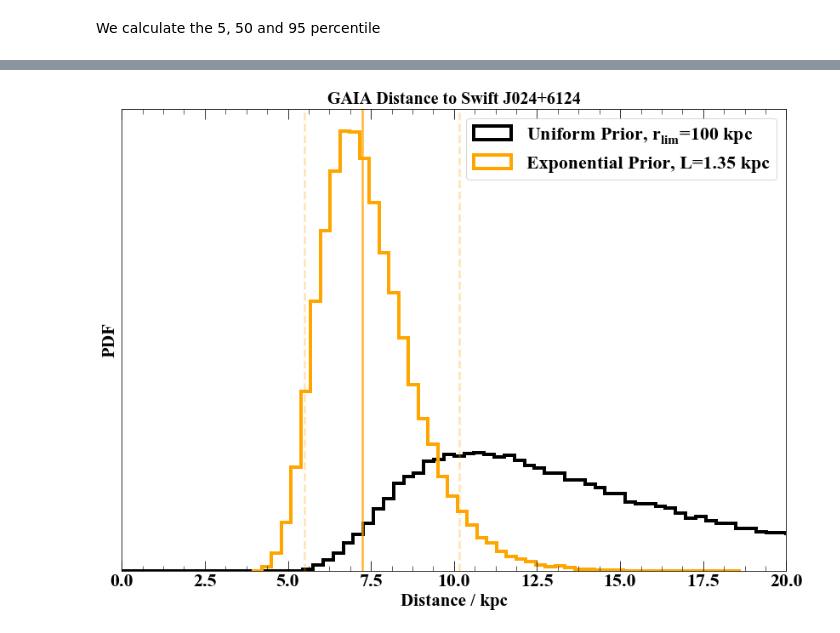
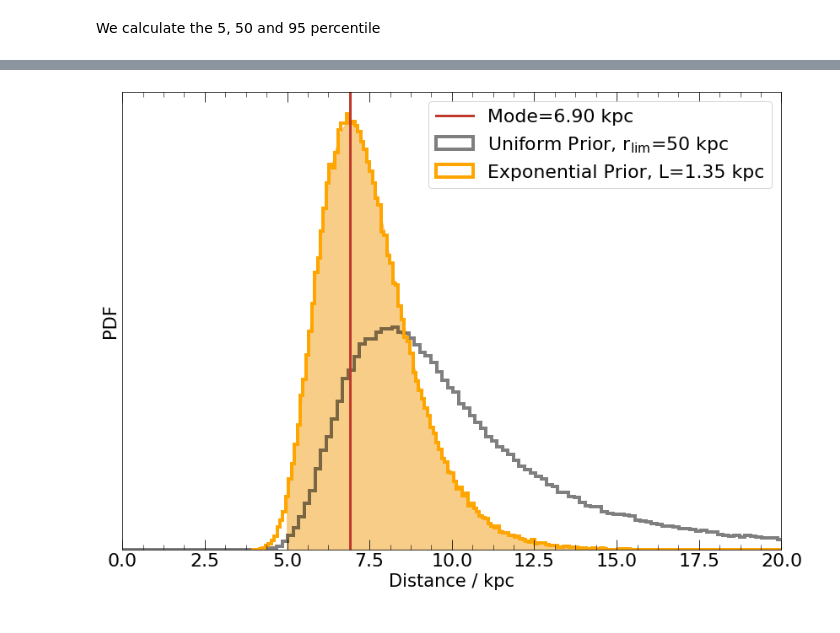
Before and after one commit to Alymantara/Sw_J0243, a Jupyter notebook: distance to Sw J0243.ipynb, the cells around one changed output, grey strips where cells are left out. Cells and saved outputs as stored; diff of their text form; code cells hidden in the pictures.

```diff
--- a/distance to Sw J0243.ipynb
+++ b/distance to Sw J0243.ipynb
@@ -104,0 +136,13 @@ Distance lower limit 1%=4.98 kpc
+# %%
+xx = np.linspace(0.0,100,1e3)
+yy = np.zeros(xx.size)
+for i, xo in enumerate(xx):
+    yy[i] = np.exp(lnprob_exp(xo,parallax,error))
+Z = simps(yy,x=xx)
+print("Z={:.3e}".format(Z))
+
+# Now, let's create the 90% lower limit curve for plotting purposes
+xx90= np.linspace(q01,50,1e3)
+yy90 = np.zeros(xx90.size)
+for i, xo in enumerate(xx90):
+    yy90[i] = np.exp(lnprob_exp(xo,parallax,error))
@@ -160,8 +211,8 @@ def gaia_errors(par,par_error,samp_out=True,num_chains=2000,burn_in=500):
     else:
         return q05[0], q50[0], q95[0]
 # %%
-q05,q50,q95,samples_uni = gaia_errors(parallax, error,
-                          burn_in=500, num_chains=4000)
+q05,q50,q95,samples_uni = gaia_uni(parallax, error,
+                          burn_in=500, num_chains=8000)
 # %%
 print(" 5 percentile = {:.2f}\n \
 50 percentile = {:.2f}\n \
@@ -180,27 +231,28 @@ Distance lower limit 1%=6.78 kpc
 # %%
 fig = plt.figure(figsize=(14,10))
 ax = fig.add_subplot(111)
-plt.title('GAIA Distance to Swift J024+6124')
-a = plt.hist(samples_uni,bins=np.linspace(0,30,100),color='k',lw=4,histtype='step',
-            label=r'Uniform Prior, $r_{lim}$=100 kpc')
+#plt.title('GAIA Distance to Swift J024+6124')
+a = plt.hist(samples_uni,bins=np.linspace(0,50,300),color='k',lw=4,histtype='step',
+            label=r'Uniform Prior, $r_{lim}$=50 kpc',normed=True,alpha=0.5)
 
-a = plt.hist(samples_exp,bins=50,color='orange',lw=4,histtype='step',
-             label='Exponential Prior, L=1.35 kpc')
+a = plt.hist(samples_exp,bins=220,color='orange',lw=4,histtype='step',
+             label='Exponential Prior, L=1.35 kpc',normed=True)
 
-plt.axvline(x=corner.quantile(samples_exp,.5),ls='-',
-            color='orange',alpha=0.8,lw=2.5)
+plt.axvline(x=mode_d,ls='-',color='#c0392b',alpha=1.,lw=3,
+         label='Mode={:.2f} kpc'.format(mode_d))
 
-plt.axvline(x=corner.quantile(samples_exp,.05),ls='--',
-            color='orange',alpha=0.3,lw=2.5)
-plt.axvline(x=corner.quantile(samples_exp,.95),ls='--',
-            color='orange',alpha=0.3,lw=2.5)
+plt.fill_between(xx90,yy90/Z,alpha=0.5,color='#f39c12')
+#plt.plot(xx,yy/Z,lw=3,color='#f39c12')
+
+
 ax.set_yticklabels([])
 plt.xlabel('Distance / kpc')
-plt.ylabel('PDF')
+
+plt.ylabel(r'PDF')
 ax.set_yticklabels([])
 ax.set_yticks([])
 plt.xlim(0,20.000)
 lg = plt.legend(fontsize=22,loc=1)
-#plt.savefig("gaia_distance.pdf",dpi=300)
+plt.savefig("gaia_distance.pdf",dpi=300)
 # %% [output]
-[figure, old version]
+[figure, new version]
```
Also changed, not shown: parts of 27 cells of this notebook, 1 other file.
